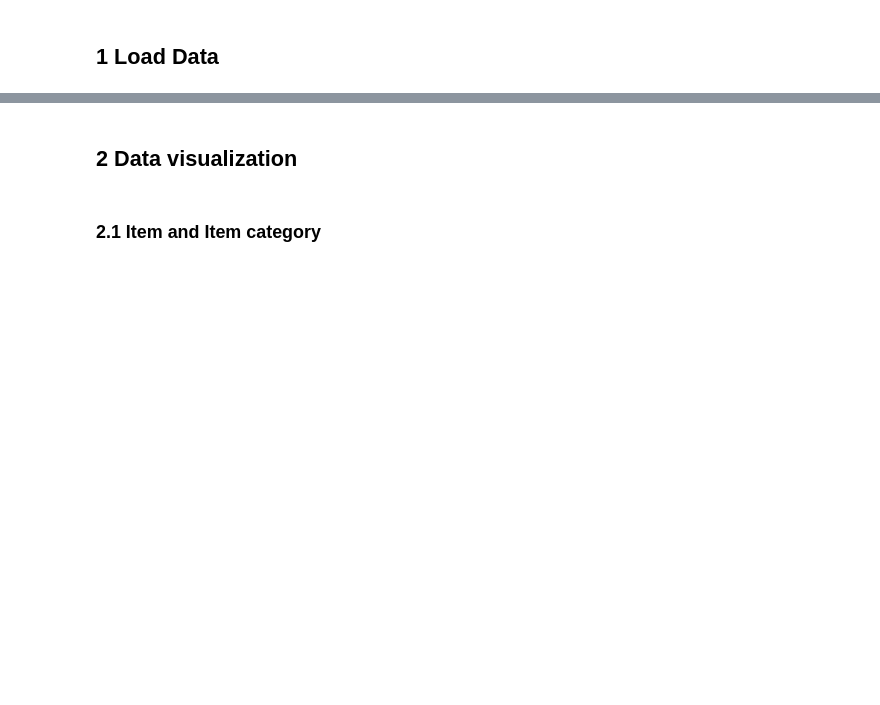
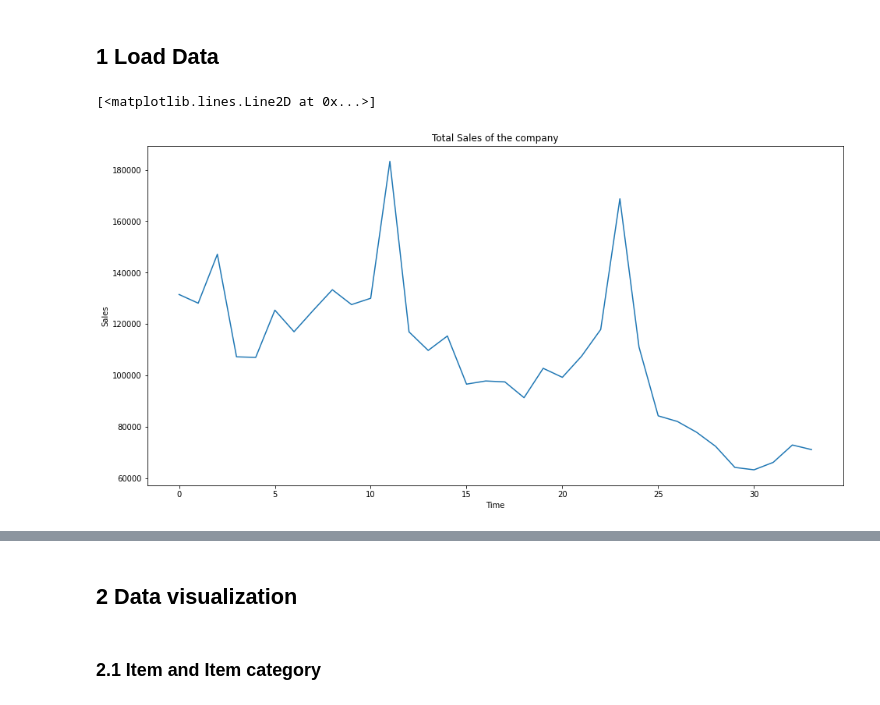
Before and after one commit to X1anghe/AIDM, a Jupyter notebook: Assignment2/src/DataVisialization.ipynb, the cells around one changed output, grey strips where cells are left out. Saved outputs shown, nothing was run; the diff lists cells and outputs as text; code cells hidden in the pictures; blank space fills up the shorter version.

```diff
--- a/Assignment2/src/DataVisialization.ipynb
+++ b/Assignment2/src/DataVisialization.ipynb
@@ -9,7 +9,15 @@ import seaborn as sns
 # %%
 item_cat=pd.read_csv("../datasets/item_categories.csv")
 item=pd.read_csv("../datasets/items.csv")
 sub=pd.read_csv("../datasets/sample_submission.csv")
 shops=pd.read_csv("../datasets/shops.csv")
 test=pd.read_csv("../datasets/test.csv")
 sales=pd.read_csv("../datasets/sales_train.csv")
+monthly_sales=sales.groupby(["date_block_num","shop_id","item_id"])[
+    "date","item_price","item_cnt_day"].agg({"item_price":"mean","item_cnt_day":"sum"})
+monthly_sales.to_csv('Train.csv')
+ts=sales.groupby(["date_block_num"])["item_cnt_day"].sum()
+ts.astype('float')
+# %% [output]
+[<matplotlib.lines.Line2D at 0x...>]
+[figure, added]
```
Also changed, not shown: parts of 18 cells of this notebook.
